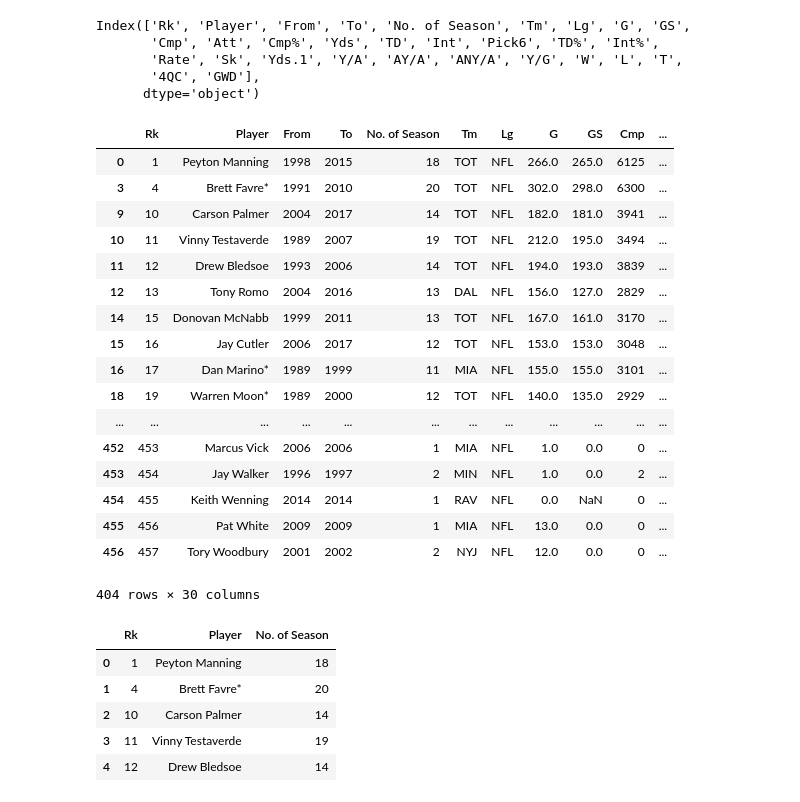
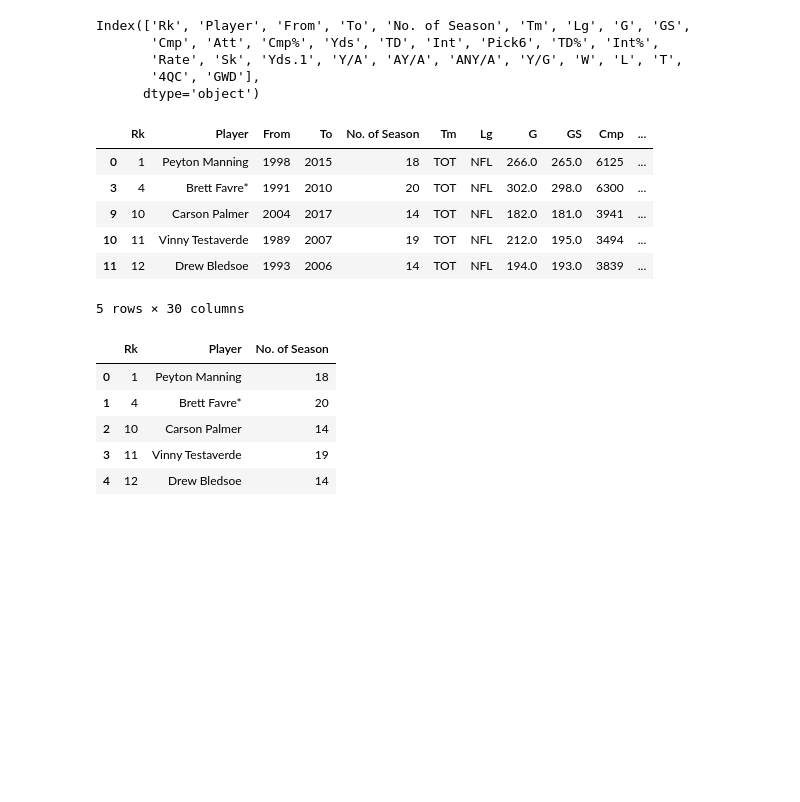
Before and after one commit to ankitapatel9/NFL-project, a Jupyter notebook: NFL-QB.ipynb, the cells around one changed output. Cells and saved outputs as stored; diff of their text form; code cells hidden in the pictures; blank space fills up the shorter version.

```diff
--- a/NFL-QB.ipynb
+++ b/NFL-QB.ipynb
@@ -32,26 +32,15 @@ Index(['Rk', 'Player', 'From', 'To', 'No. of Season', 'Tm', 'Lg', 'G', 'GS',
       dtype='object')
 # %%
 filtered_column =nfl_data_df[nfl_data_df['To']!=2019]
-filtered_column
+filtered_column.head()
 # %% [output]
 |  | Rk | Player | From | To | No. of Season | Tm | Lg | G | GS | Cmp | ... |
 | 0 | 1 | Peyton Manning | 1998 | 2015 | 18 | TOT | NFL | 266.0 | 265.0 | 6125 | ... |
 | 3 | 4 | Brett Favre* | 1991 | 2010 | 20 | TOT | NFL | 302.0 | 298.0 | 6300 | ... |
 | 9 | 10 | Carson Palmer | 2004 | 2017 | 14 | TOT | NFL | 182.0 | 181.0 | 3941 | ... |
 | 10 | 11 | Vinny Testaverde | 1989 | 2007 | 19 | TOT | NFL | 212.0 | 195.0 | 3494 | ... |
 | 11 | 12 | Drew Bledsoe | 1993 | 2006 | 14 | TOT | NFL | 194.0 | 193.0 | 3839 | ... |
-| 12 | 13 | Tony Romo | 2004 | 2016 | 13 | DAL | NFL | 156.0 | 127.0 | 2829 | ... |
-| 14 | 15 | Donovan McNabb | 1999 | 2011 | 13 | TOT | NFL | 167.0 | 161.0 | 3170 | ... |
-| 15 | 16 | Jay Cutler | 2006 | 2017 | 12 | TOT | NFL | 153.0 | 153.0 | 3048 | ... |
-| 16 | 17 | Dan Marino* | 1989 | 1999 | 11 | MIA | NFL | 155.0 | 155.0 | 3101 | ... |
-| 18 | 19 | Warren Moon* | 1989 | 2000 | 12 | TOT | NFL | 140.0 | 135.0 | 2929 | ... |
-| ... | ... | ... | ... | ... | ... | ... | ... | ... | ... | ... | ... |
-| 452 | 453 | Marcus Vick | 2006 | 2006 | 1 | MIA | NFL | 1.0 | 0.0 | 0 | ... |
-| 453 | 454 | Jay Walker | 1996 | 1997 | 2 | MIN | NFL | 1.0 | 0.0 | 2 | ... |
-| 454 | 455 | Keith Wenning | 2014 | 2014 | 1 | RAV | NFL | 0.0 | NaN | 0 | ... |
-| 455 | 456 | Pat White | 2009 | 2009 | 1 | MIA | NFL | 13.0 | 0.0 | 0 | ... |
-| 456 | 457 | Tory Woodbury | 2001 | 2002 | 2 | NYJ | NFL | 12.0 | 0.0 | 0 | ... |
-404 rows × 30 columns
+5 rows × 30 columns
 # %%
 trial_data = filtered_column[['Rk', 'Player', 'No. of Season']]
 
```
Also changed, not shown: parts of 6 cells of this notebook.
